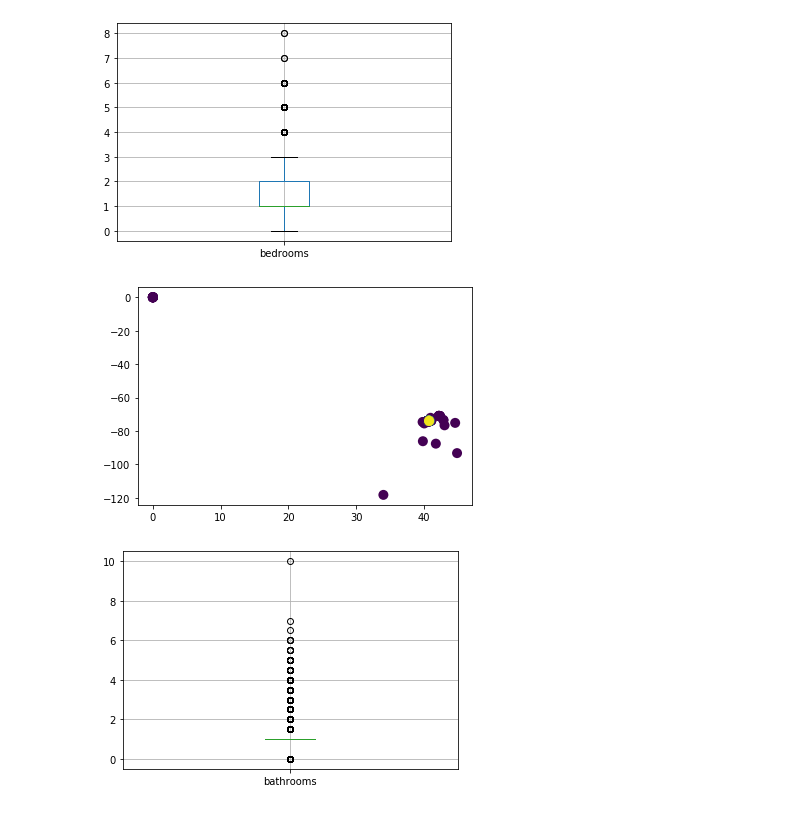
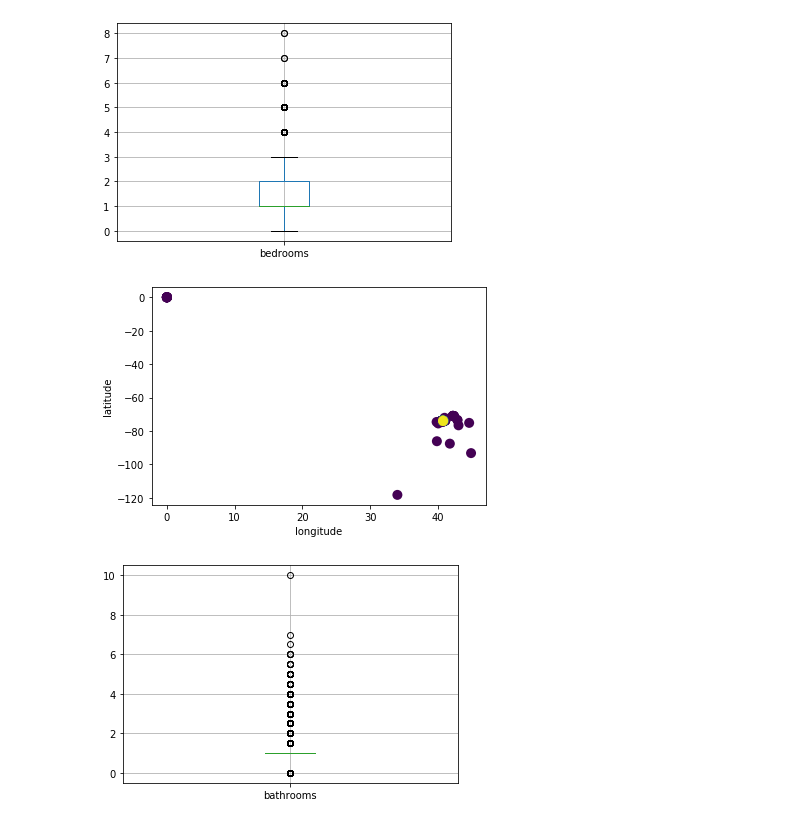
Before and after one commit to SinaKhalili/kaggle-data-analysis, a Jupyter notebook: exploratory-data-analysis.ipynb, the cells around one changed output. Saved outputs shown, nothing was run; the diff lists cells and outputs as text; code cells hidden in the pictures.

```diff
--- a/exploratory-data-analysis.ipynb
+++ b/exploratory-data-analysis.ipynb
@@ -280,17 +297,19 @@ BedBox = df.boxplot(column = ['bedrooms'], showfliers = True); BedBox;
 # %%
 from scipy.stats import gaussian_kde
 x = df["latitude"]
 y = df["longitude"]
 
 
 xy = np.vstack([x,y])
 z = gaussian_kde(xy)(xy)
 
 fig, ax = plt.subplots()
 ax.scatter(x, y, c=z, s=100, edgecolor='')
+plt.xlabel("longitude")
+plt.ylabel("latitude")
 plt.show()
 # %% [output]
-[figure, old version]
+[figure, new version]
 # %%
 BathBoxWOOL = df.boxplot(column = ['bathrooms'], showfliers = True); BathBoxWOOL;
 # %% [output]
```
Also changed, not shown: parts of 18 cells of this notebook.
